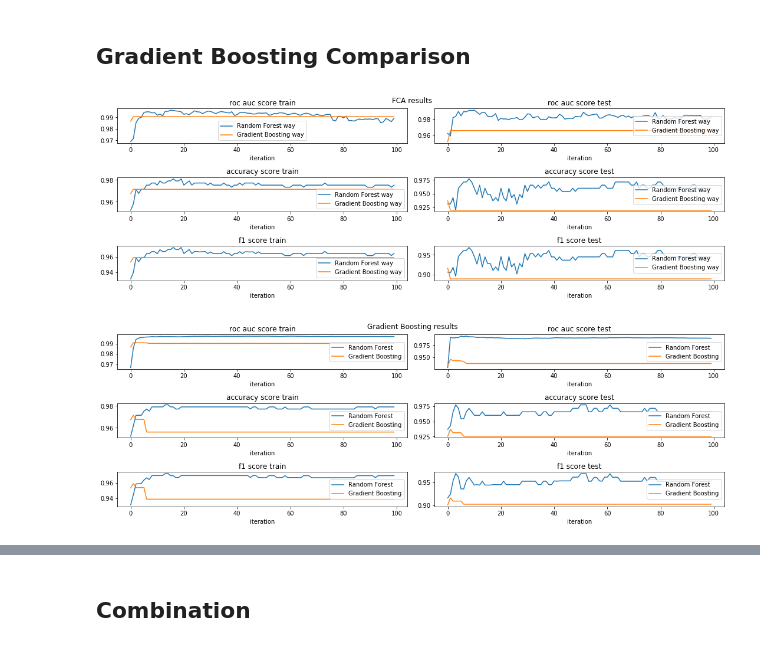
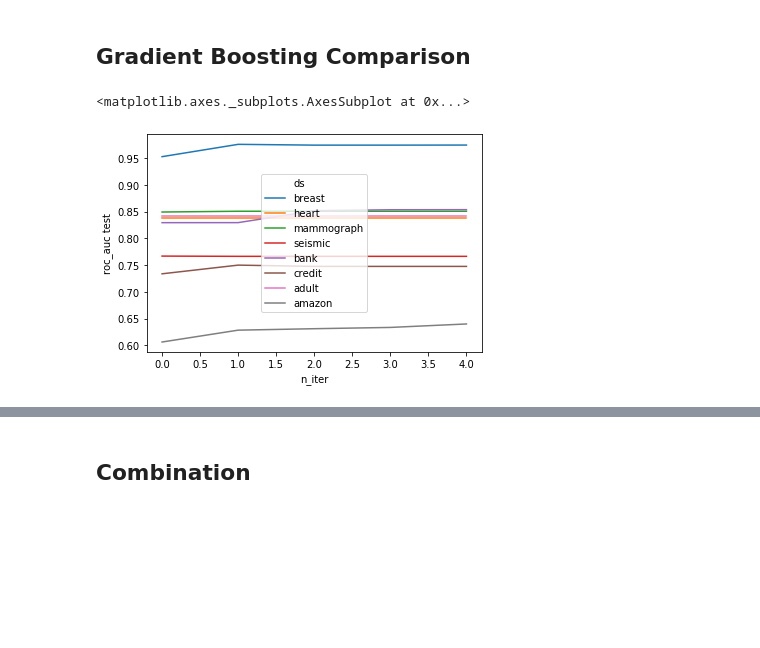
Before and after one commit to EgorDudyrev/FCA_BB_interpret, a Jupyter notebook: notebooks/2020.08.09-TreeEnsembling_with_RF.ipynb, the cells around one changed output, grey strips where cells are left out. Drawn from its saved outputs; the diff is of its cells as text; code cells hidden in the pictures; blank space fills up the shorter version.

```diff
--- a/notebooks/2020.08.09-TreeEnsembling_with_RF.ipynb
+++ b/notebooks/2020.08.09-TreeEnsembling_with_RF.ipynb
@@ -294,0 +428,21 @@ for n_iter in tqdm(range(100)):
+# %%
+def gradient_boosting_iter(X_train, y_train, n_iter, fm, cntx_train, cntx_test):
+    np.random.seed(0)
+    if n_iter>0:
+        preds_train = fm.predict_context(cntx_train).flatten()
+        y_diff = y_train-preds_train
+    else:
+        y_diff = y_train
+
+    tree = DecisionTreeRegressor(max_depth=max_depth, random_state=0)
+    tree.fit(X_train_ohe, y_diff)
+
+    exts = [tuple(ext) for ext in fm._parse_tree_to_extents(tree, X_train_ohe, cntx_train.get_objs())]
+    exts = [ext for ext in exts if ext not in exts_all]
+
+    concepts = []
+    for ext in tqdm(exts, leave=False, disable=True):
+        c = fcai.PatternStructure(cntx_train.get_objs()[list(ext)], cntx_train.get_intent(ext),
+                                  metrics=fm._calc_metrics_inconcept(list(ext)))
+        concepts.append(c)
+    return tree, exts, concepts
@@ -295,46 +500,8 @@ for n_iter in tqdm(range(100)):
 # %%
-stats_gb_ds = pd.concat([pd.Series(s) for s in stats],1).T
+stats_ds = pd.concat([pd.Series(s) for s in stats],1).T
+stats_ds.to_csv('stats_ds_gb.csv')
-# %%
-plt.figure(figsize=(15,5))
-for idx, m in enumerate(['roc auc score', 'accuracy score','f1 score']):
-    plt.subplot(3,2,2*idx+1)
-    plt.plot(stats_rf_ds[f'{m} train'], label='Random Forest way')
-    plt.plot(stats_gb_ds[f'{m} train'], label='Gradient Boosting way')
-    plt.title(f"{m} train")
-    plt.xlabel('iteration')
-    plt.legend()
-
-    plt.subplot(3,2,2*idx+2)
-    plt.plot(stats_rf_ds[f'{m} test'], label='Random Forest way')
-    plt.plot(stats_gb_ds[f'{m} test'], label='Gradient Boosting way')
-    plt.title(f"{m} test")
-    plt.xlabel('iteration')
-    plt.legend(loc='right')
-
-plt.tight_layout()
-plt.suptitle('FCA results')
-plt.show()
-# %% [output]
-[figure, removed]
-# %%
-plt.figure(figsize=(15,5))
-for idx, m in enumerate(['roc auc score', 'accuracy score','f1 score']):
-    plt.subplot(3,2,2*idx+1)
-    plt.plot(stats_rf_ds[f'{m} rf train'], label='Random Forest')
-    plt.plot(stats_gb_ds[f'{m} gb train'], label='Gradient Boosting')
-    plt.title(f"{m} train")
-    plt.xlabel('iteration')
-    plt.legend(loc='right')
-
-    plt.subplot(3,2,2*idx+2)
-    plt.plot(stats_rf_ds[f'{m} rf test'], label='Random Forest')
-    plt.plot(stats_gb_ds[f'{m} gb test'], label='Gradient Boosting')
-    plt.title(f"{m} test")
-    plt.xlabel('iteration')
-    plt.legend(loc='right')
-
-plt.tight_layout()
-plt.suptitle('Gradient Boosting results')
-plt.show()
-# %% [output]
-[figure, removed]
+# %%
+stats_gb_ds = stats_ds.copy()
+# %%
+for f in stats_gb_ds.drop(['model_name','ds'],1).columns:
+    stats_gb_ds[f] = stats_gb_ds[f].astype(float)
@@ -340,0 +510,5 @@ plt.show()
+# %%
+sns.lineplot(x='n_iter', y='roc_auc test', hue='ds', data=stats_gb_ds[stats_gb_ds['model_name']=='gradient_boosting'])
+# %% [output]
+<matplotlib.axes._subplots.AxesSubplot at 0x...>
+[figure, added]
```
Also changed, not shown: parts of 70 cells of this notebook.
